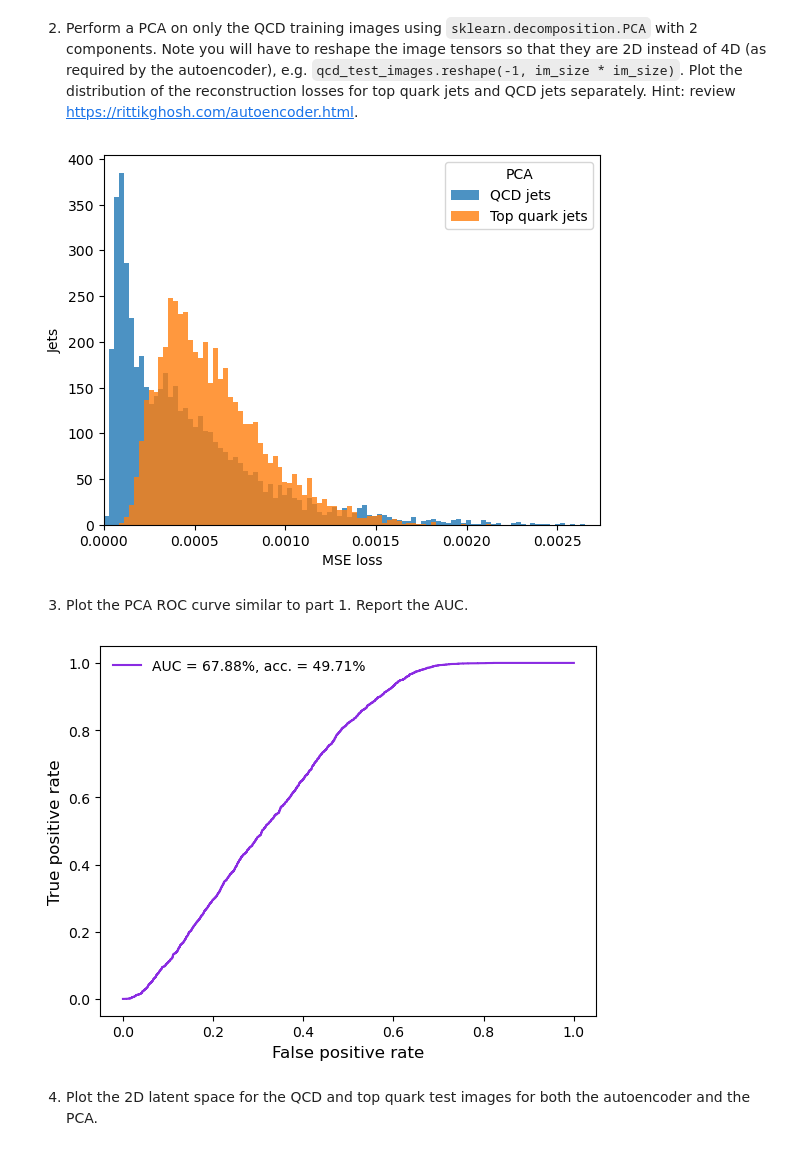
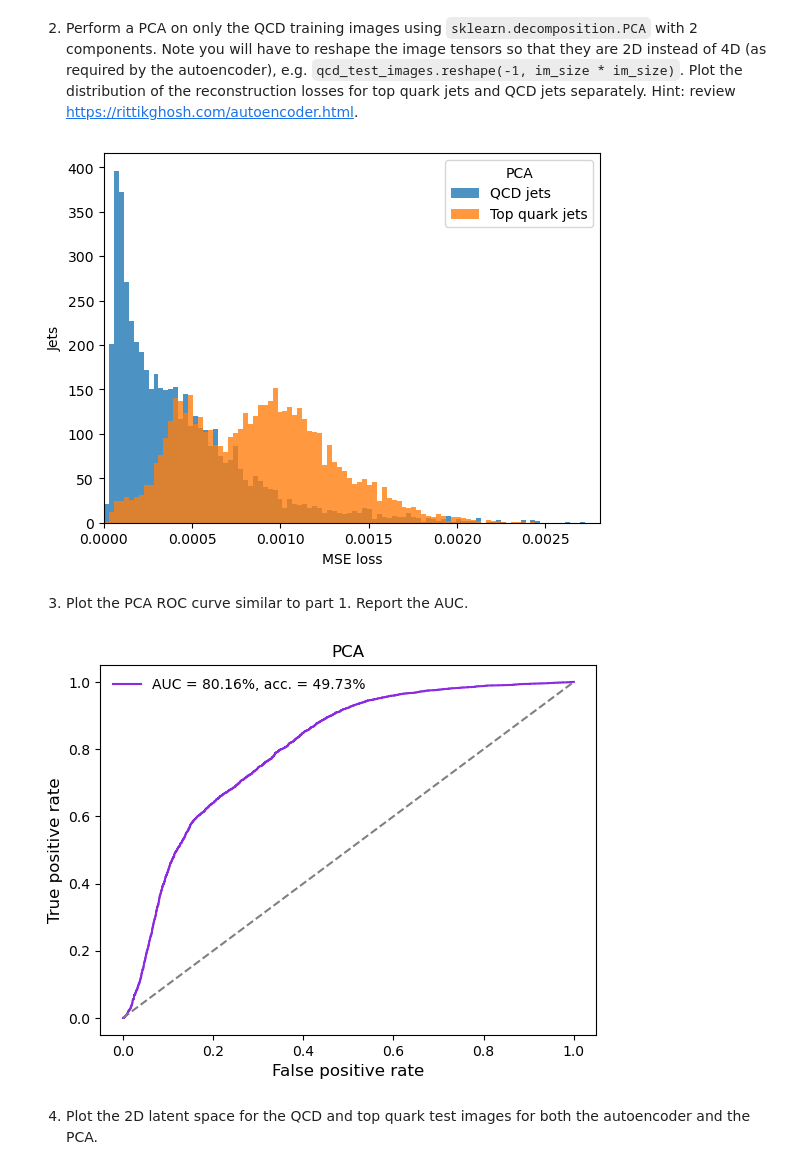
Before and after one commit to igjerapic24/deep-learn, a Jupyter notebook: hw/hw5/hands-on_07.ipynb, the cells around one changed output. Cells and saved outputs as stored; diff of their text form; code cells hidden in the pictures.

```diff
--- a/hw/hw5/hands-on_07.ipynb
+++ b/hw/hw5/hands-on_07.ipynb
@@ -257,18 +254,22 @@ fig = plot_roc(y_true, loss_all)
 # %%
 from sklearn.decomposition import PCA
 
+# Performing PCA only on QCD training images
 pca=PCA(n_components=2)
+qcd_train_pca = pca.fit_transform(qcd_train_images.reshape(-1, im_size * im_size))
 
+
+# reconstruction and loss of testing data
 def pca_reconstruction_loss(images):
-    tmp = images.reshape(-1, im_size * im_size)
-    images_pca = pca.fit_transform(tmp)
-    images_pca_inv = pca.inverse_transform(images_pca[:, :2])
-    loss = np.mean( np.power( tmp - images_pca_inv, 2), axis= -1)
+    tmp = images.reshape(-1, im_size * im_size)                     # resizes images
+    images_pca = pca.transform(tmp)                                 # projection onto PCA space
+    images_pca_inv = pca.inverse_transform(images_pca[:, :2])       # reconstruction
+    loss = np.mean( np.power( tmp - images_pca_inv, 2), axis= -1)   # reconstruction loss
 
-    return images_pca, loss
+    return images_pca, images_pca_inv, loss
 
-qcd_images_pca, loss_qcd_pca = pca_reconstruction_loss(qcd_test_images)
-top_images_pca, loss_top_pca = pca_reconstruction_loss(top_test_images)
+qcd_test_pca, _, loss_qcd_pca = pca_reconstruction_loss(qcd_test_images)
+top_test_pca, _,  loss_top_pca = pca_reconstruction_loss(top_test_images)
 
 loss_all_pca = np.concatenate([loss_qcd_pca, loss_top_pca])
 # %%
@@ -282,14 +283,14 @@ plt.ylabel("Jets")
 plt.xlim(0, np.max(loss_all_pca))
 plt.show()
 # %% [output]
-[figure, old version]
+[figure, new version]
 # %% [markdown]
 3. Plot the PCA ROC curve similar to part 1. Report the AUC.
 # %%
 y_true_pca = np.concatenate([np.zeros_like(loss_qcd_pca), np.ones_like(loss_top_pca)])
-fig = plot_roc(y_true_pca, loss_all_pca)
+fig = plot_roc(y_true_pca, loss_all_pca, "PCA")
 # %% [output]
-[figure, old version]
+[figure, new version]
 # %% [markdown]
 
 4. Plot the 2D latent space for the QCD and top quark test images for both the autoencoder and the PCA.
```
Also changed, not shown: parts of 12 cells of this notebook, 2 other files.
